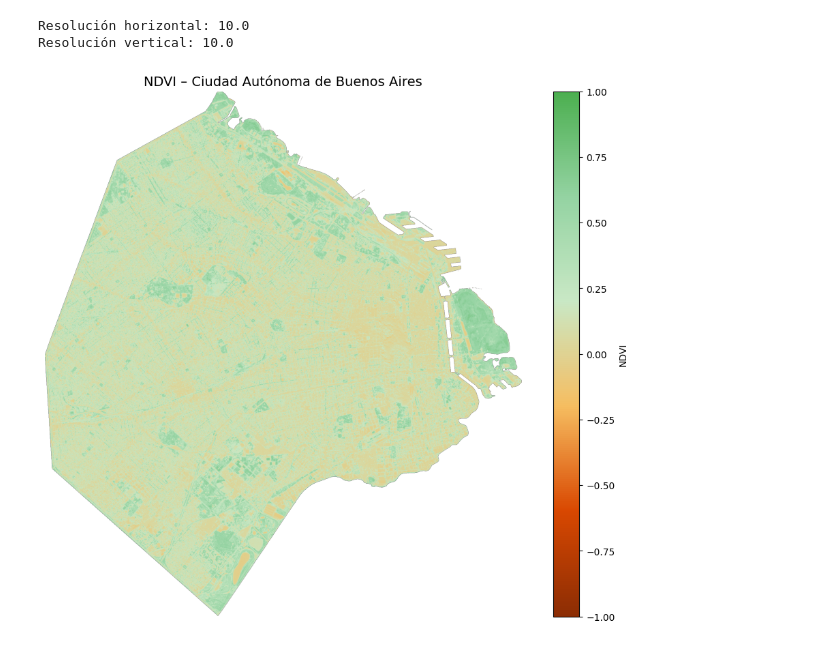
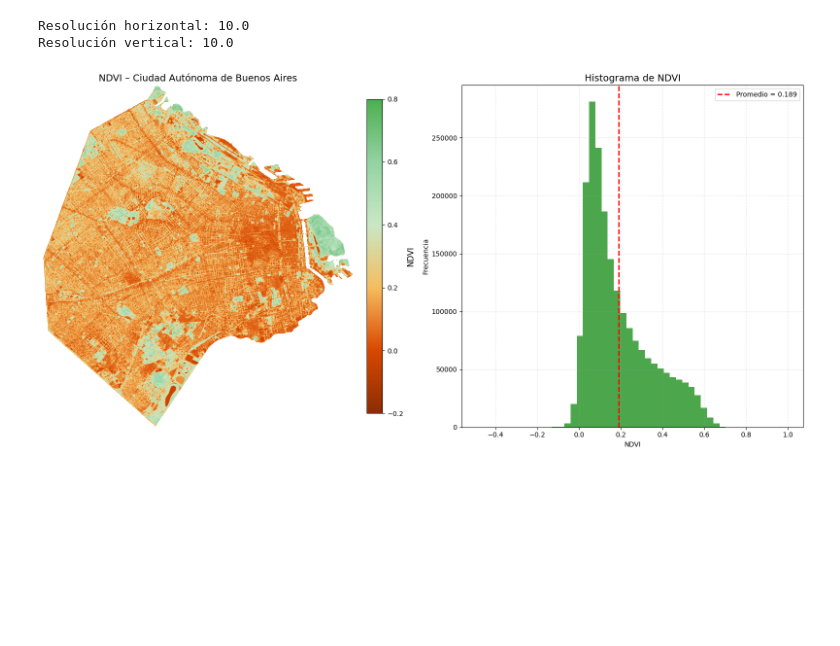
Before and after one commit to eltanook/tp2_datos_espaciales_nadal_lourido, a Jupyter notebook: kernel.ipynb, the cells around one changed output. Drawn from its saved outputs; the diff is of its cells as text; code cells hidden in the pictures; blank space fills up the shorter version.

```diff
--- a/kernel.ipynb
+++ b/kernel.ipynb
@@ -19,26 +20,43 @@ print("Resolución vertical:", res_y)
 Resolución horizontal: 10.0
 Resolución vertical: 10.0
 # %%
+# --- COLORMAP PERSONALIZADO ---
 ndvi_neg_pos_contraste = LinearSegmentedColormap.from_list(
     "ndvi_neg_pos_contraste",
     [
         "#8c2d04",  # marrón/rojizo oscuro para NDVI muy negativo (-1)
         "#d94801",  # naranja con contraste (-0.5)
         "#f6bd60",  # amarillo suave para ~0
         "#c9e8c5",  # verde pastel claro (+0.2)
         "#94d3a2",  # verde pastel medio (+0.5)
         "#4caf50",  # verde natural (+1)
     ]
 )
 
-plt.figure(figsize=(12, 10))
+# --- CALCULO DEL PROMEDIO ---
+ndvi_mean = np.nanmean(ndvi)
 
-plt.imshow(ndvi, cmap=ndvi_neg_pos_contraste, vmin=-1, vmax=1)
-plt.title("NDVI – Ciudad Autónoma de Buenos Aires", fontsize=14)
-plt.colorbar(label="NDVI")
-plt.axis("off")
+# --- FIGURA CON SUBPLOTS ---
+fig, (ax1, ax2) = plt.subplots(1, 2, figsize=(16, 8))
 
+# --------- SUBPLOT 1: MAPA NDVI ---------
+im = ax1.imshow(ndvi, cmap=ndvi_neg_pos_contraste, vmin=-0.2, vmax=0.8)
+ax1.set_title("NDVI – Ciudad Autónoma de Buenos Aires", fontsize=14)
+ax1.axis("off")
+cbar = plt.colorbar(im, ax=ax1, fraction=0.046, pad=0.04)
+cbar.set_label("NDVI", fontsize=12)
+
+# --------- SUBPLOT 2: HISTOGRAMA ---------
+ax2.hist(ndvi.flatten(), bins=50, color='green', alpha=0.7)
+ax2.axvline(ndvi_mean, color='red', linestyle='--', linewidth=2, label=f"Promedio = {ndvi_mean:.3f}")
+ax2.set_title("Histograma de NDVI", fontsize=14)
+ax2.set_xlabel("NDVI")
+ax2.set_ylabel("Frecuencia")
+ax2.grid(True, linestyle="--", alpha=0.3)
+ax2.legend()
+
+plt.tight_layout()
 plt.show()
 # %% [output]
-[figure, old version]
+[figure, new version]
 # %%
```
Also changed, not shown: parts of 4 cells of this notebook, 1 other file.
